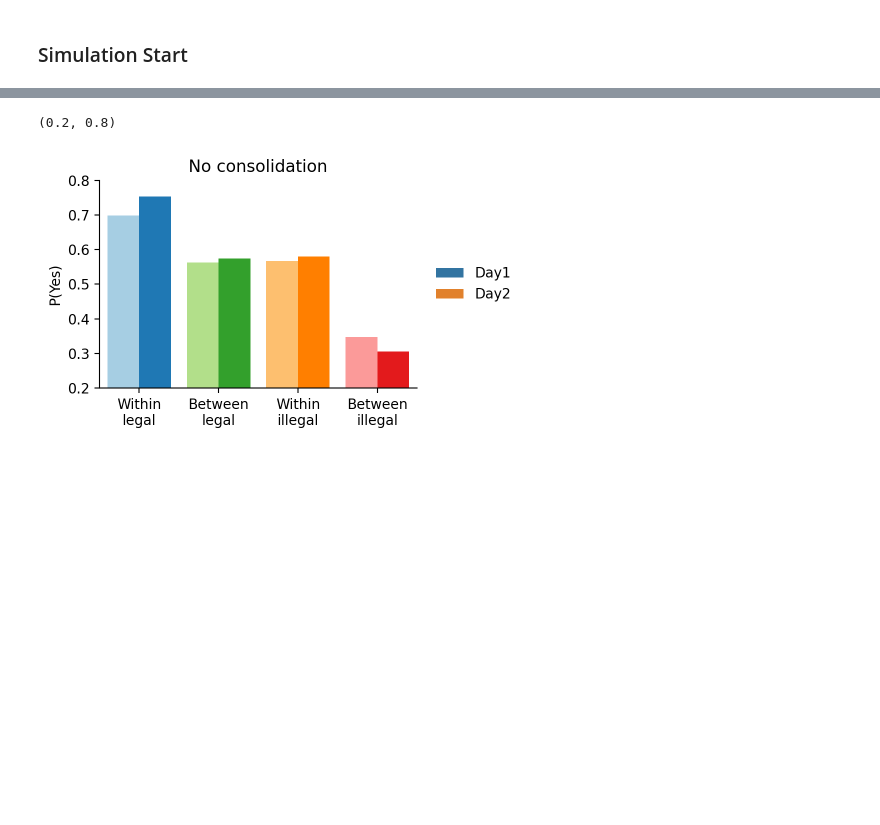
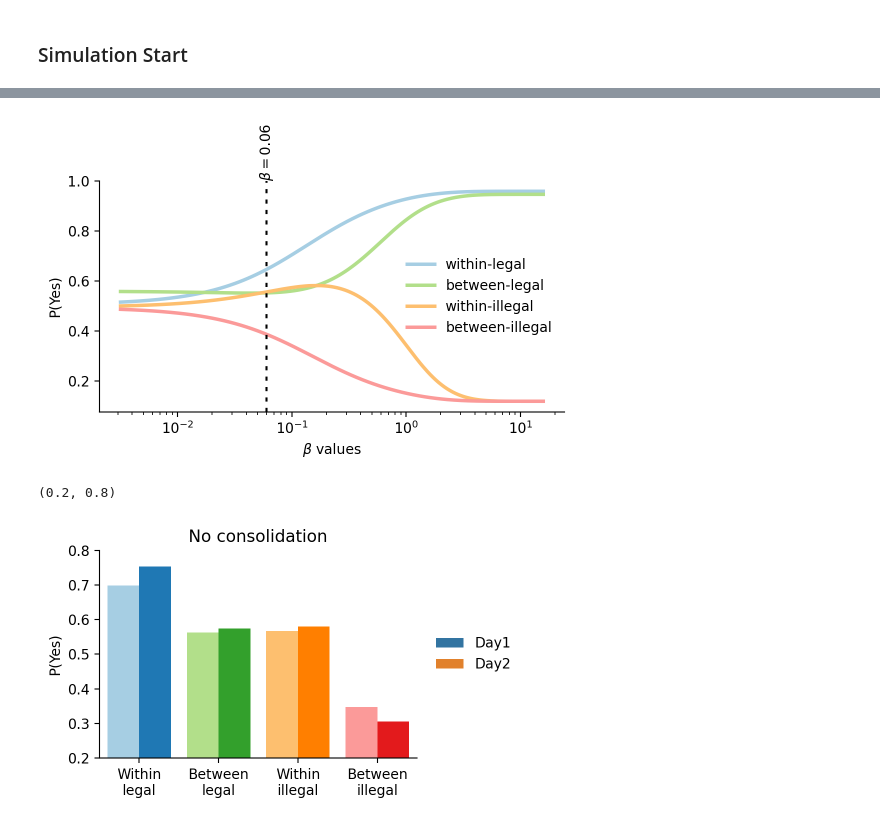
Before and after one commit to Xiaoyue-Zhou/Auditory-Structure-Learning-Model, a Jupyter notebook: Hebbian_exponential_decay.ipynb, the cells around one changed output, grey strips where cells are left out. Saved outputs shown, nothing was run; the diff lists cells and outputs as text; code cells hidden in the pictures; blank space fills up the shorter version.

```diff
--- a/Hebbian_exponential_decay.ipynb
+++ b/Hebbian_exponential_decay.ipynb
@@ -731,3 +183,68 @@ plot_cross_block(
+# %%
+fig, ax = plt.subplots(figsize=(6, 3))
+labels = {
+    "within_legal": "within-legal",
+    "between_legal": "between-legal",
+    "within_illegal": "within-illegal",
+    "between_illegal": "between-illegal",
+}
+
+trial_order = ['within_legal',
+               'between_legal',
+               'within_illegal',
+               'between_illegal']
+
+for iType, trial_type in enumerate(trial_order):
+    temp = sweep_collect[sweep_collect["trial_type"] == trial_type].sort_values("beta")
+
+    beta = temp["beta"].to_numpy()
+    mean_val = temp["mean_val"].to_numpy()
+
+    # 在 log(beta) 空间平滑
+    log_beta = np.log10(beta)
+    log_beta_smooth = np.linspace(log_beta.min(), log_beta.max(), 300)
+
+    interp = PchipInterpolator(log_beta, mean_val)
+    mean_smooth = interp(log_beta_smooth)
+
+    ax.plot(
+        10 ** log_beta_smooth,
+        mean_smooth,
+        linewidth=2.5,
+        color=my_color[iType],
+        label=labels[trial_type]
+    )
+
+# illustrator beta (=0.06)
+best_beta = 0.06
+
+ax.axvline(
+    best_beta,
+    color="black",
+    linestyle=(0, (2, 3)),
+    linewidth=1.5,
+)
+
+ax.text(
+    best_beta,
+    ax.get_ylim()[1],
+    r"$\beta=0.06$",
+    rotation=90,
+    ha="center",
+    va="bottom",
+)
+
+ax.set_xscale("log")
+ax.set_xlabel(r"$\beta$ values")
+ax.set_ylabel("P(Yes)")
+
+ax.spines["top"].set_visible(False)
+ax.spines["right"].set_visible(False)
+
+ax.legend(frameon=False)
+plt.show()
+# %% [output]
+[figure, added]
 # %%
 # without consolidation setting - directly session 2
 model_list = day1_model # change later, for consolidation
```
Also changed, not shown: parts of 13 cells of this notebook, 5 other files.
